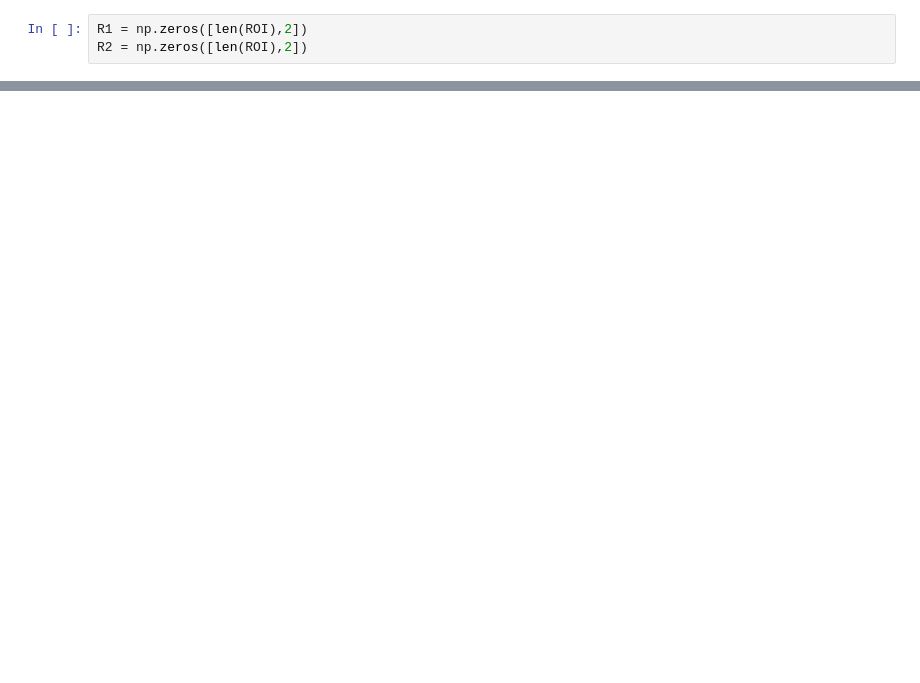
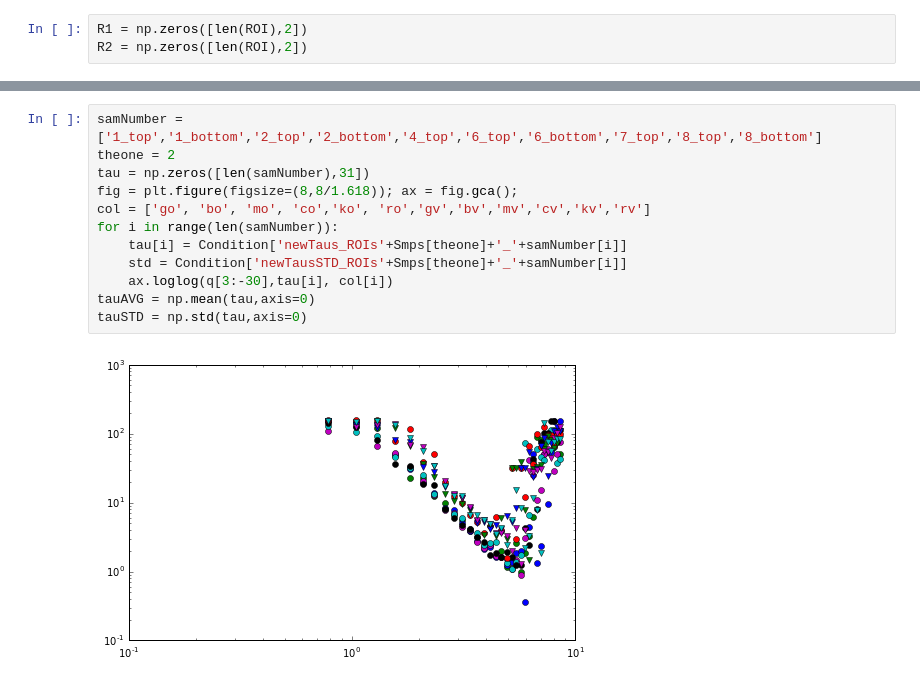
Before and after one commit to rmcgorty/Differential-Dynamic-Microscopy---Python, a Jupyter notebook: Plotting all q vs tau and getting diffusion coefficient .ipynb, the cells around one changed output, grey strips where cells are left out. Cells and saved outputs as stored; diff of their text form; blank space fills up the shorter version.

```diff
--- a/Plotting all q vs tau and getting diffusion coefficient .ipynb
+++ b/Plotting all q vs tau and getting diffusion coefficient .ipynb
@@ -126,3 +158,17 @@ Round2_Results['newTausSTD_ROIs'+Sample[num]+'_'+samNumber[ss]] = ntstd
+# %%
+samNumber = ['1_top','1_bottom','2_top','2_bottom','4_top','6_top','6_bottom','7_top','8_top','8_bottom']
+theone = 2
+tau = np.zeros([len(samNumber),31])
+fig = plt.figure(figsize=(8,8/1.618)); ax = fig.gca();
+col = ['go', 'bo', 'mo', 'co','ko', 'ro','gv','bv','mv','cv','kv','rv']
+for i in range(len(samNumber)):
+    tau[i] = Condition['newTaus_ROIs'+Smps[theone]+'_'+samNumber[i]]
+    std = Condition['newTausSTD_ROIs'+Smps[theone]+'_'+samNumber[i]]
+    ax.loglog(q[3:-30],tau[i], col[i])
+tauAVG = np.mean(tau,axis=0)
+tauSTD = np.std(tau,axis=0)
+# %% [output]
+[figure, added]
 # %%
 def DiffCoef (newtau_average, StretchExp, qrange, qmin, qmax):
     nt = newtau_average
```
Also changed, not shown: parts of 39 cells of this notebook, 1 other file.
